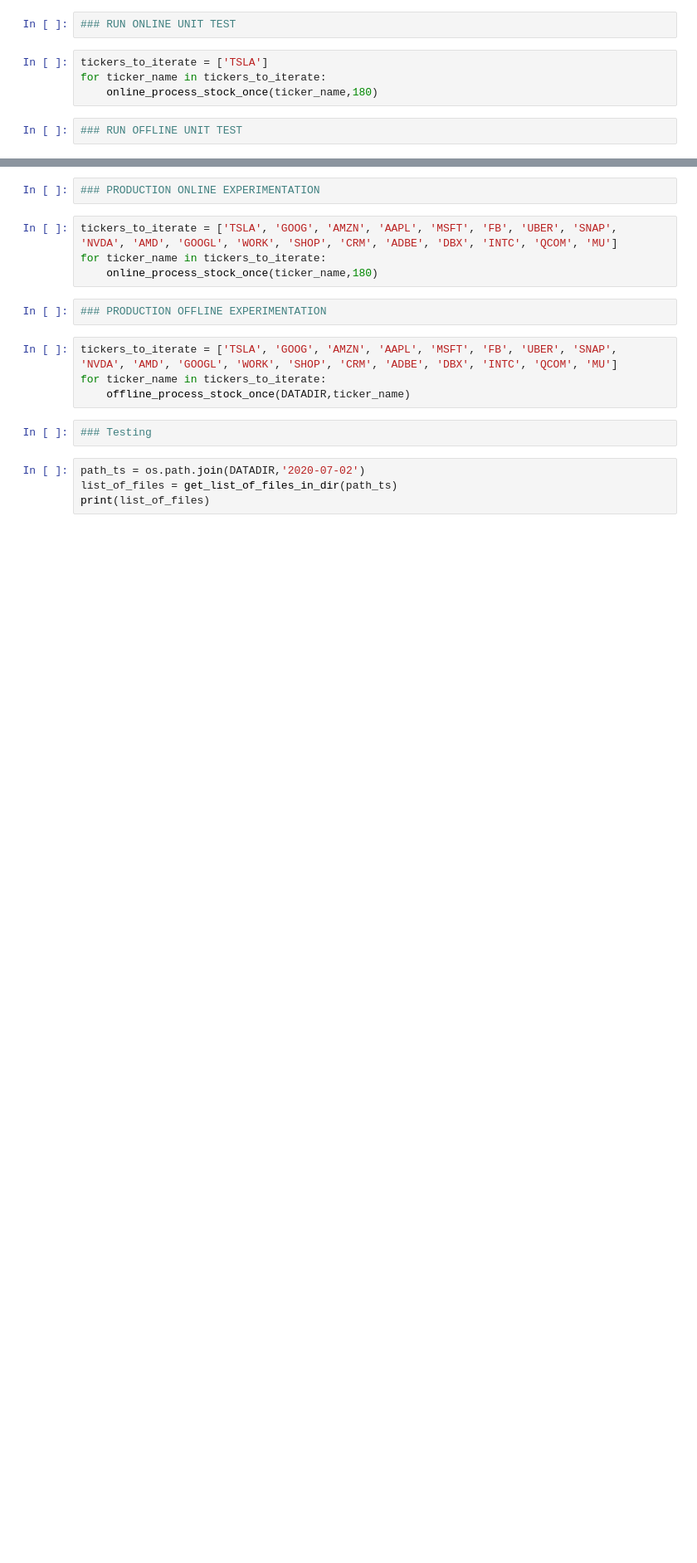
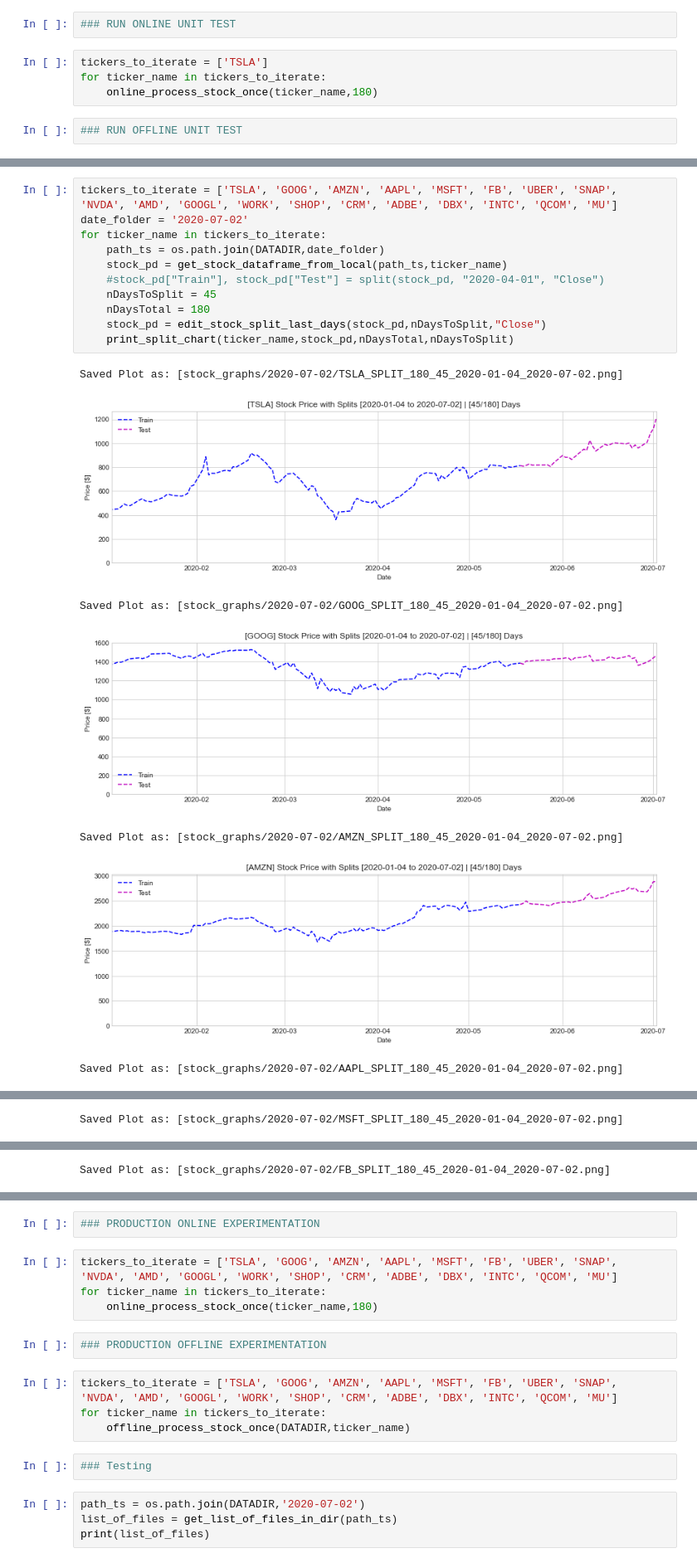
Before and after one commit to zwerb/stock_analysis, a Jupyter notebook: workflow.ipynb, the cells around one changed output, grey strips where cells are left out. Shown at 83% size. Saved outputs shown, nothing was run; the diff lists cells and outputs as text; blank space fills up the shorter version.

```diff
--- a/workflow.ipynb
+++ b/workflow.ipynb
@@ -211,0 +236,19 @@ for ticker_name in tickers_to_iterate:
+# %%
+tickers_to_iterate = ['TSLA', 'GOOG', 'AMZN', 'AAPL', 'MSFT', 'FB', 'UBER', 'SNAP', 'NVDA', 'AMD', 'GOOGL', 'WORK', 'SHOP', 'CRM', 'ADBE', 'DBX', 'INTC', 'QCOM', 'MU']
+date_folder = '2020-07-02'
+for ticker_name in tickers_to_iterate:
+    path_ts = os.path.join(DATADIR,date_folder)
+    stock_pd = get_stock_dataframe_from_local(path_ts,ticker_name)
+    #stock_pd["Train"], stock_pd["Test"] = split(stock_pd, "2020-04-01", "Close")
+    nDaysToSplit = 45
+    nDaysTotal = 180
+    stock_pd = edit_stock_split_last_days(stock_pd,nDaysToSplit,"Close")
+    print_split_chart(ticker_name,stock_pd,nDaysTotal,nDaysToSplit)
+# %% [output]
+Saved Plot as: [stock_graphs/2020-07-02/TSLA_SPLIT_180_45_2020-01-04_2020-07-02.png]
+[figure, added]
+Saved Plot as: [stock_graphs/2020-07-02/GOOG_SPLIT_180_45_2020-01-04_2020-07-02.png]
+[figure, added]
+Saved Plot as: [stock_graphs/2020-07-02/AMZN_SPLIT_180_45_2020-01-04_2020-07-02.png]
+[figure, added]
+Saved Plot as: [stock_graphs/2020-07-02/AAPL_SPLIT_180_45_2020-01-04_2020-07-02.png]
@@ -211,0 +256 @@ for ticker_name in tickers_to_iterate:
+Saved Plot as: [stock_graphs/2020-07-02/MSFT_SPLIT_180_45_2020-01-04_2020-07-02.png]
@@ -211,0 +258 @@ for ticker_name in tickers_to_iterate:
+Saved Plot as: [stock_graphs/2020-07-02/FB_SPLIT_180_45_2020-01-04_2020-07-02.png]
```
Also changed, not shown: parts of 6 cells of this notebook, 1 other file.
